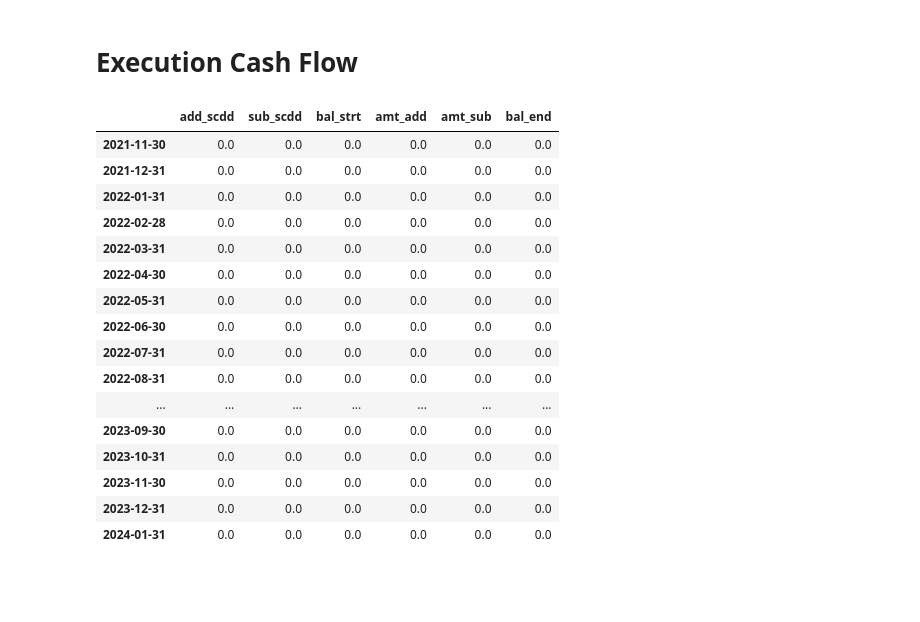
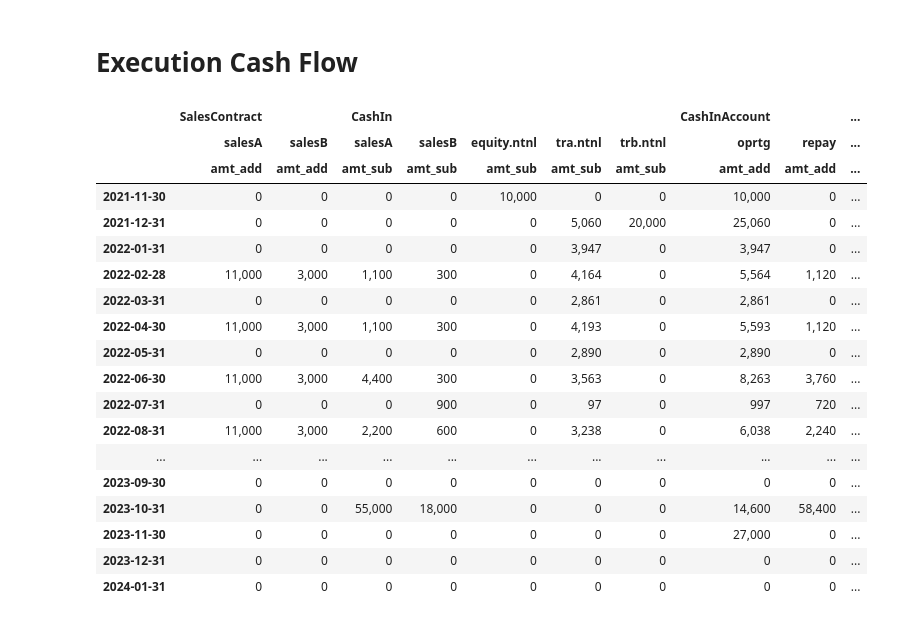
Before and after one commit to kphong16/Financial_Model-CashFlow2, a Jupyter notebook: 210916 Example_분양개발사업CF_4.ipynb, the cells around one changed output. Saved outputs shown, nothing was run; the diff lists cells and outputs as text; code cells hidden in the pictures; blank space fills up the shorter version.

```diff
--- a/210916 Example_분양개발사업CF_4.ipynb
+++ b/210916 Example_분양개발사업CF_4.ipynb
@@ -42,6 +43,8 @@ idx.prcs = Series(np.ones(len(idx.cstrn)) / len(idx.cstrn),
 # %% [markdown]
 # Input Financing Condition Data
 # %%
+equity = cf.Loan(idx, amt_ntnl=10_000)
+
 loan = cf.Intlz_loan(idx, idx.loan,
                   title = ['tra', 'trb'],
                   amt_ntnl=[65_000, 20_000],
@@ -60,13 +63,13 @@ astn_sls.cshA = [[0, 0.1],
                  [8, 0.1],
                  [12, 0.1],
                  [16, 0.1],
-                 [21, 0.5]]
+                 [20, 0.5]]
 
 astn_sls.cshB = [[0, 0.1],
                  [5, 0.1],
                  [10, 0.1],
                  [15, 0.1],
-                 [21, 0.6]]
+                 [20, 0.6]]
 
 astn_sls.ctrtA = [[0, 0.1],
                   [2, 0.1],
@@ -87,7 +90,7 @@ sales = cf.Intlz_sales_sellinlots(idx, idx.sales,
 # %% [markdown]
 # Input Cost Data
 # %%
-cost = cf.Intlz_cost(idx)
+cost = cf.Intlz_costs(idx)
 cost.inptcst('lnd',
              idx.cstrn[0],
              30_000)
@@ -105,23 +108,5 @@ cost.inptcst('slsfee',
              feerateB=0.05)
 # %% [markdown]
 # Execution Cash Flow
-# %%
-sales.salesA.df
-# %% [output]
-|  | add_scdd | sub_scdd | bal_strt | amt_add | amt_sub | bal_end |
-| 2021-11-30 | 0.0 | 0.0 | 0.0 | 0.0 | 0.0 | 0.0 |
-| 2021-12-31 | 0.0 | 0.0 | 0.0 | 0.0 | 0.0 | 0.0 |
-| 2022-01-31 | 0.0 | 0.0 | 0.0 | 0.0 | 0.0 | 0.0 |
-| 2022-02-28 | 0.0 | 0.0 | 0.0 | 0.0 | 0.0 | 0.0 |
-| 2022-03-31 | 0.0 | 0.0 | 0.0 | 0.0 | 0.0 | 0.0 |
-| 2022-04-30 | 0.0 | 0.0 | 0.0 | 0.0 | 0.0 | 0.0 |
-| 2022-05-31 | 0.0 | 0.0 | 0.0 | 0.0 | 0.0 | 0.0 |
-| 2022-06-30 | 0.0 | 0.0 | 0.0 | 0.0 | 0.0 | 0.0 |
-| 2022-07-31 | 0.0 | 0.0 | 0.0 | 0.0 | 0.0 | 0.0 |
-| 2022-08-31 | 0.0 | 0.0 | 0.0 | 0.0 | 0.0 | 0.0 |
-| ... | ... | ... | ... | ... | ... | ... |
-| 2023-09-30 | 0.0 | 0.0 | 0.0 | 0.0 | 0.0 | 0.0 |
-| 2023-10-31 | 0.0 | 0.0 | 0.0 | 0.0 | 0.0 | 0.0 |
-| 2023-11-30 | 0.0 | 0.0 | 0.0 | 0.0 | 0.0 | 0.0 |
-| 2023-12-31 | 0.0 | 0.0 | 0.0 | 0.0 | 0.0 | 0.0 |
-| 2024-01-31 | 0.0 | 0.0 | 0.0 | 0.0 | 0.0 | 0.0 |
+# %%
+acc = cf.Intlz_accounts(idx, ['oprtg', 'sales', 'repay'])
@@ -127,0 +172,46 @@ sales.salesA.df
+# %%
+# 현금흐름 요약
+rslt_df = DataFrame({('SalesContract', 'salesA', 'amt_add'):sales.salesA.amt_add[:],
+                     ('SalesContract', 'salesB', 'amt_add'):sales.salesB.amt_add[:],
+                     ('CashIn', 'salesA', 'amt_sub'):sales.salesA.amt_sub[:],
+                     ('CashIn', 'salesB', 'amt_sub'):sales.salesB.amt_sub[:],
+                     ('CashIn', 'equity.ntnl', 'amt_sub'):equity.ntnl.amt_sub[:],
+                     ('CashIn', 'tra.ntnl', 'amt_sub'):loan.tra.ntnl.amt_sub[:],
+                     ('CashIn', 'trb.ntnl', 'amt_sub'):loan.trb.ntnl.amt_sub[:],
+                     ('CashInAccount', 'oprtg', 'amt_add'):acc.oprtg.amt_add[:],
+                     ('CashInAccount', 'repay', 'amt_add'):acc.repay.amt_add[:],
+                     ('CashOut_fncl', 'tra.fee', 'amt_add'):loan.tra.fee.amt_add[:],
+                     ('CashOut_fncl', 'tra.IR', 'amt_add'):loan.tra.IR.amt_add[:],
+                     ('CashOut_fncl', 'trb.fee', 'amt_add'):loan.trb.fee.amt_add[:],
+                     ('CashOut_fncl', 'trb.IR', 'amt_add'):loan.trb.IR.amt_add[:],
+                     ('CashOut_oprtn', 'cost_lnd', 'amt_add'):cost.lnd.amt_add[:],
+                     ('CashOut_oprtn', 'cost_cstrn', 'amt_add'):cost.cstrn.amt_add[:],
+                     ('CashOut_oprtn', 'cost_slsfee', 'amt_add'):cost.slsfee.amt_add[:],
+                     ('CashOutAccount', 'oprtg', 'amt_sub'):acc.oprtg.amt_sub[:],
+                     ('CashOutAccount', 'oprtg', 'bal_end'):acc.oprtg.bal_end[:],
+                     ('CashOutAccount', 'repay', 'amt_sub'):acc.repay.amt_sub[:],
+                     ('CashOutAccount', 'repay', 'bal_end'):acc.repay.bal_end[:],
+                     ('CashOutLoan', 'tra.ntnl', 'amt_add'):loan.tra.ntnl.amt_add[:],
+                     ('CashOutLoan', 'trb.ntnl', 'amt_add'):loan.trb.ntnl.amt_add[:],
+                     })
+R(rslt_df)
+# %% [output]
+|  | SalesContract |  | CashIn |  |  |  |  | CashInAccount |  | ... |
+|  | salesA | salesB | salesA | salesB | equity.ntnl | tra.ntnl | trb.ntnl | oprtg | repay | ... |
+|  | amt_add | amt_add | amt_sub | amt_sub | amt_sub | amt_sub | amt_sub | amt_add | amt_add | ... |
+| 2021-11-30 | 0 | 0 | 0 | 0 | 10,000 | 0 | 0 | 10,000 | 0 | ... |
+| 2021-12-31 | 0 | 0 | 0 | 0 | 0 | 5,060 | 20,000 | 25,060 | 0 | ... |
+| 2022-01-31 | 0 | 0 | 0 | 0 | 0 | 3,947 | 0 | 3,947 | 0 | ... |
+| 2022-02-28 | 11,000 | 3,000 | 1,100 | 300 | 0 | 4,164 | 0 | 5,564 | 1,120 | ... |
+| 2022-03-31 | 0 | 0 | 0 | 0 | 0 | 2,861 | 0 | 2,861 | 0 | ... |
+| 2022-04-30 | 11,000 | 3,000 | 1,100 | 300 | 0 | 4,193 | 0 | 5,593 | 1,120 | ... |
+| 2022-05-31 | 0 | 0 | 0 | 0 | 0 | 2,890 | 0 | 2,890 | 0 | ... |
+| 2022-06-30 | 11,000 | 3,000 | 4,400 | 300 | 0 | 3,563 | 0 | 8,263 | 3,760 | ... |
+| 2022-07-31 | 0 | 0 | 0 | 900 | 0 | 97 | 0 | 997 | 720 | ... |
+| 2022-08-31 | 11,000 | 3,000 | 2,200 | 600 | 0 | 3,238 | 0 | 6,038 | 2,240 | ... |
+| ... | ... | ... | ... | ... | ... | ... | ... | ... | ... | ... |
+| 2023-09-30 | 0 | 0 | 0 | 0 | 0 | 0 | 0 | 0 | 0 | ... |
+| 2023-10-31 | 0 | 0 | 55,000 | 18,000 | 0 | 0 | 0 | 14,600 | 58,400 | ... |
+| 2023-11-30 | 0 | 0 | 0 | 0 | 0 | 0 | 0 | 27,000 | 0 | ... |
+| 2023-12-31 | 0 | 0 | 0 | 0 | 0 | 0 | 0 | 0 | 0 | ... |
+| 2024-01-31 | 0 | 0 | 0 | 0 | 0 | 0 | 0 | 0 | 0 | ... |
```
Also changed, not shown: parts of 3 cells of this notebook, 4 other files.
